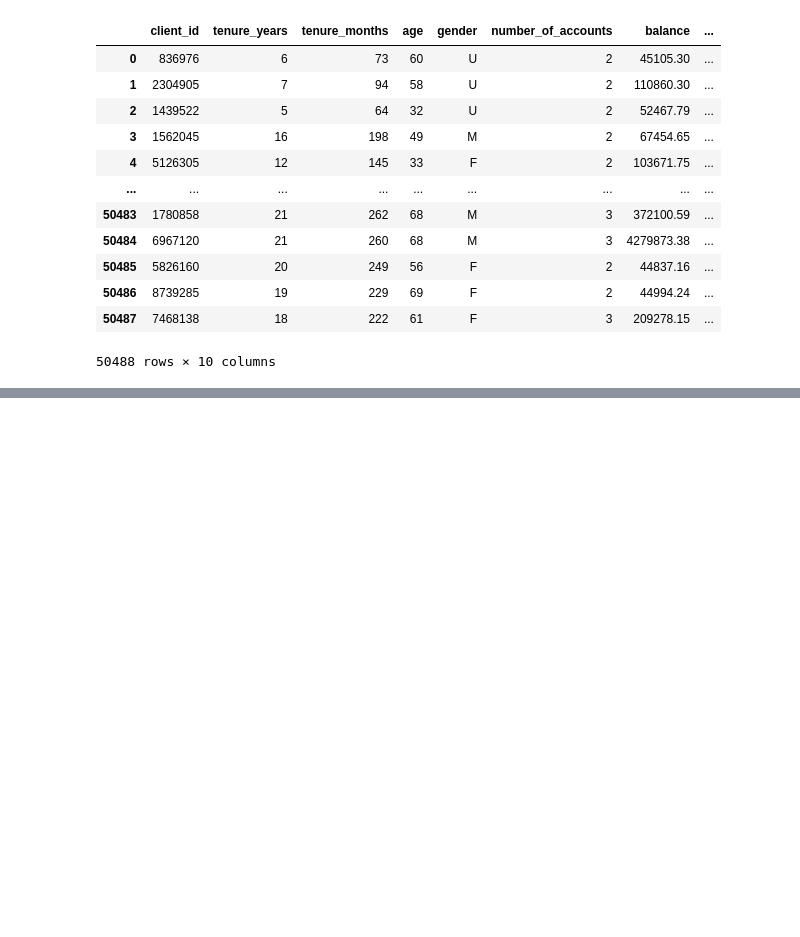
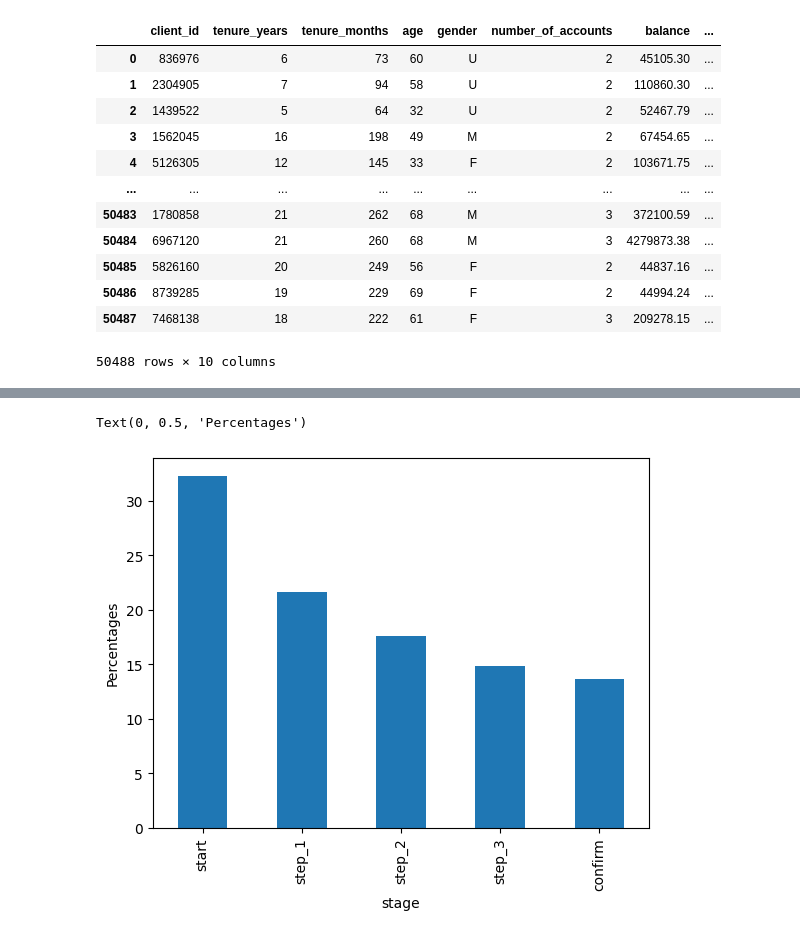
Before and after one commit to vijayendra-k/AB-Testing, a Jupyter notebook: AB-Testing.ipynb, the cells around one changed output, grey strips where cells are left out. Cells and saved outputs as stored; diff of their text form; code cells hidden in the pictures; blank space fills up the shorter version.

```diff
--- a/AB-Testing.ipynb
+++ b/AB-Testing.ipynb
@@ -554,0 +555,7 @@ sn.countplot(data=df,x='process_step',order=sequence)
+# %%
+(df['process_step'].value_counts(normalize=True)*100).plot(kind='bar')
+plt.xlabel('stage')
+plt.ylabel('Percentages')
+# %% [output]
+Text(0, 0.5, 'Percentages')
+[figure, added]
```
Also changed, not shown: parts of 18 cells of this notebook.
